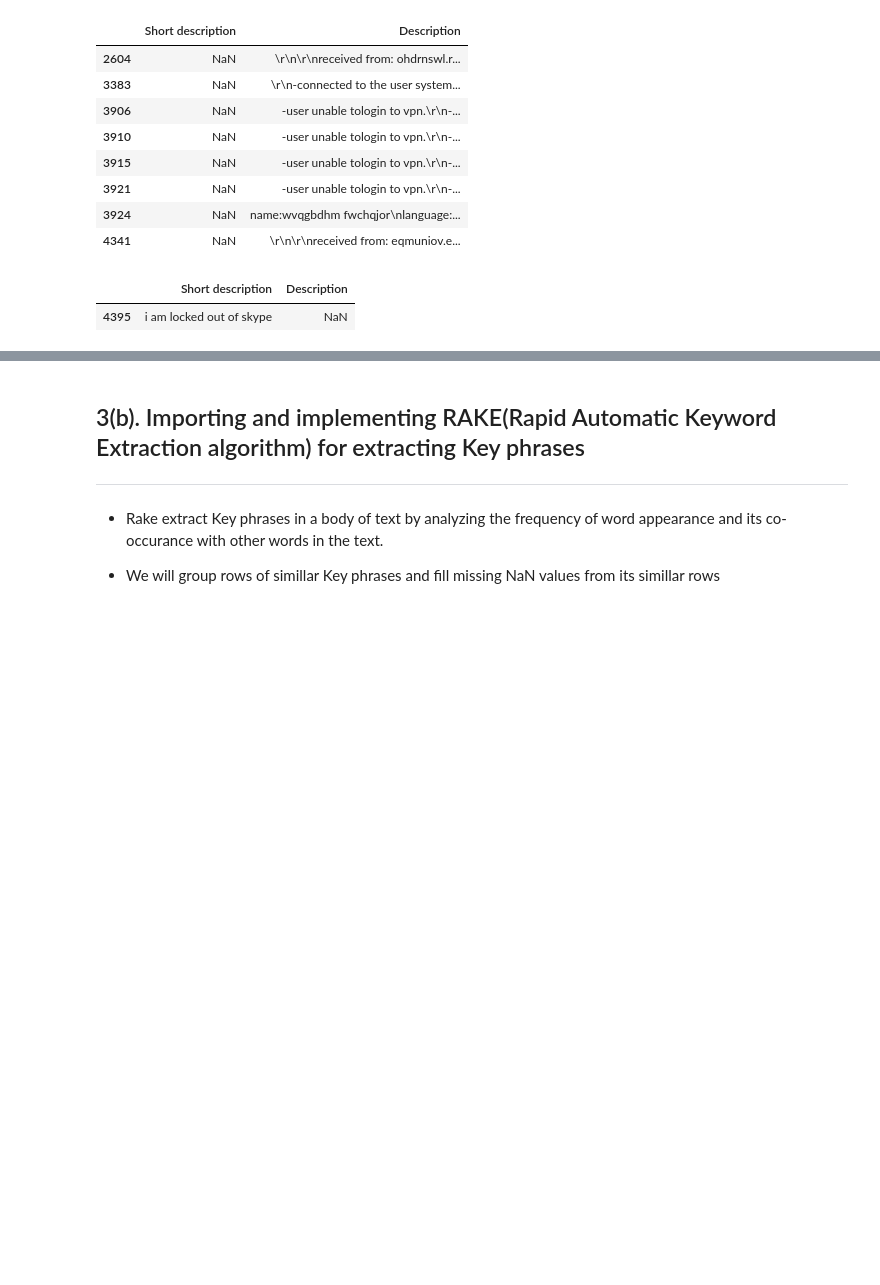
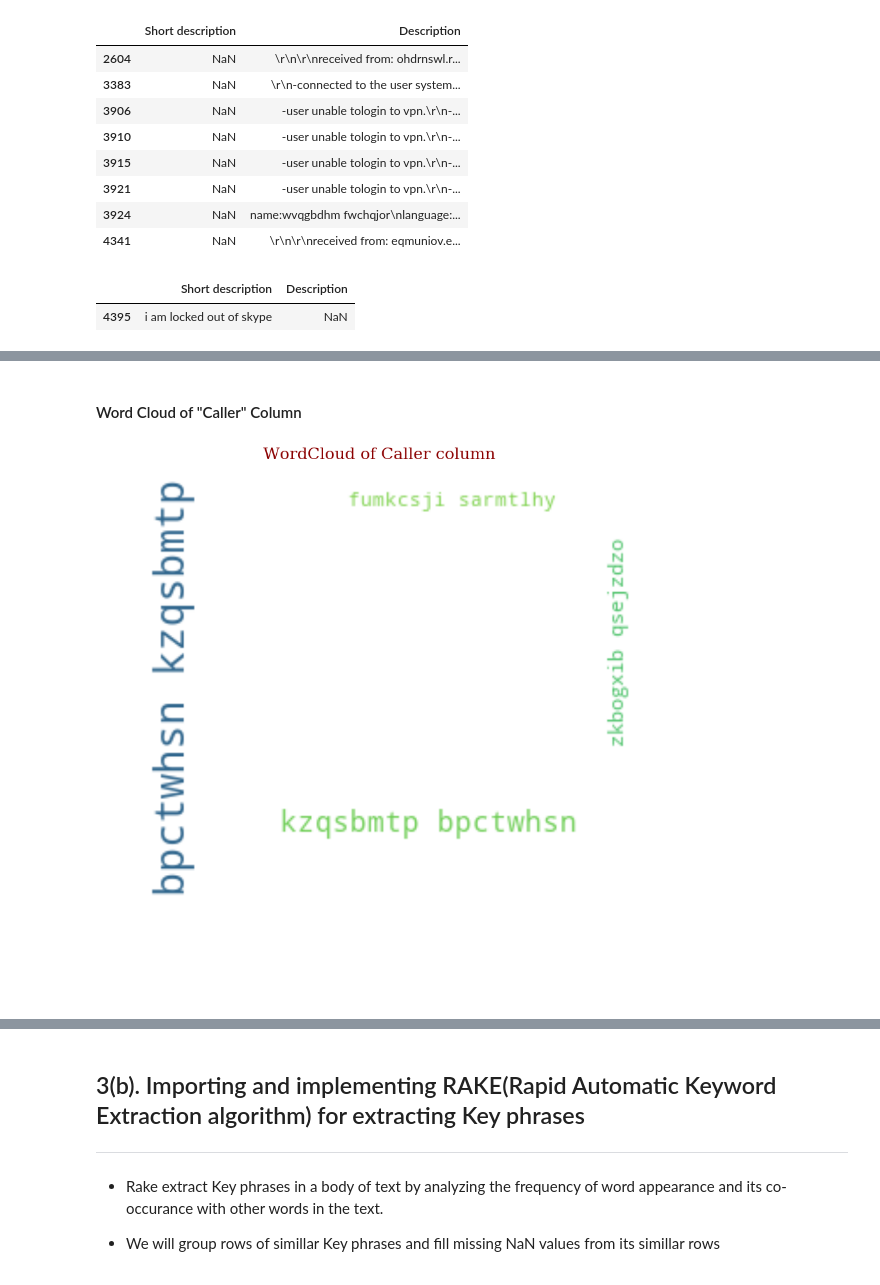
Before and after one commit to jayapavandeshpande/nlp_project, a Jupyter notebook: NLP_Automatic_Ticket_Assignment.ipynb, the cells around one changed output, grey strips where cells are left out. Cells and saved outputs as stored; diff of their text form; code cells hidden in the pictures; blank space fills up the shorter version.

```diff
--- a/NLP_Automatic_Ticket_Assignment.ipynb
+++ b/NLP_Automatic_Ticket_Assignment.ipynb
@@ -135,0 +132,6 @@ df[df['Description'].isnull()][['Short description', 'Description']]
+# %% [markdown]
+#### Word Cloud of "Caller" Column
+# %%
+word_cloud_visulization(df['Caller'], "Caller", stopword=True)
+# %% [output]
+[figure, added]
```
Also changed, not shown: parts of 18 cells of this notebook.
